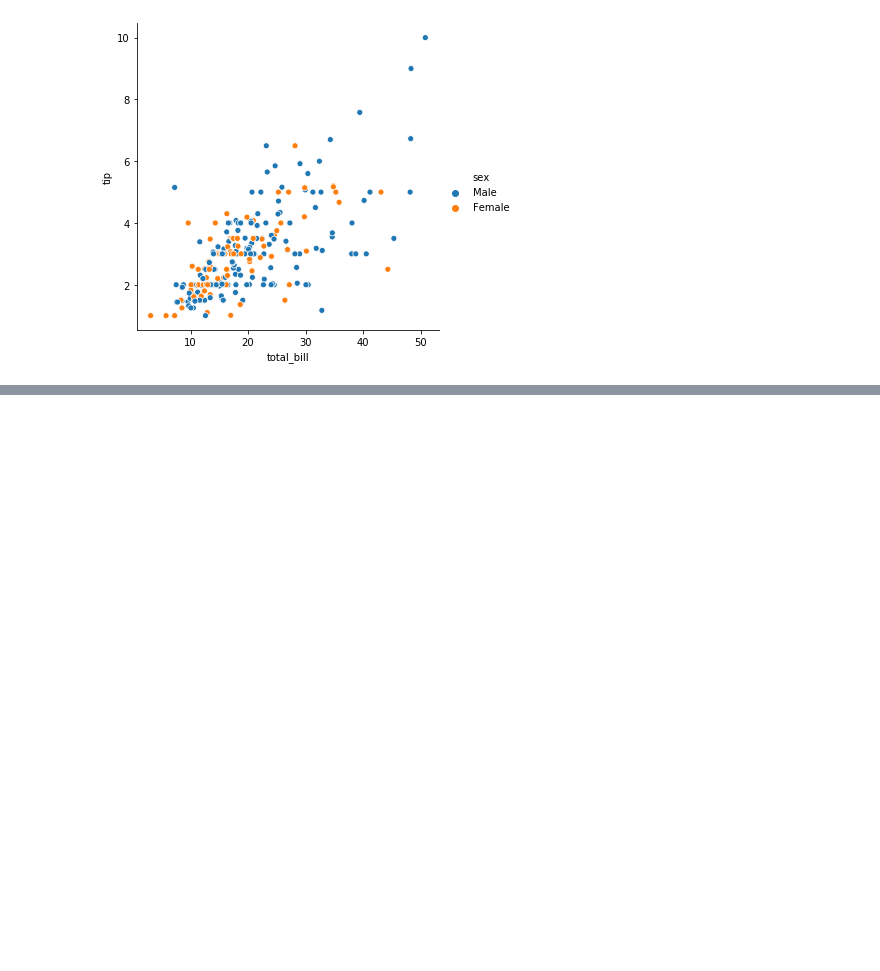
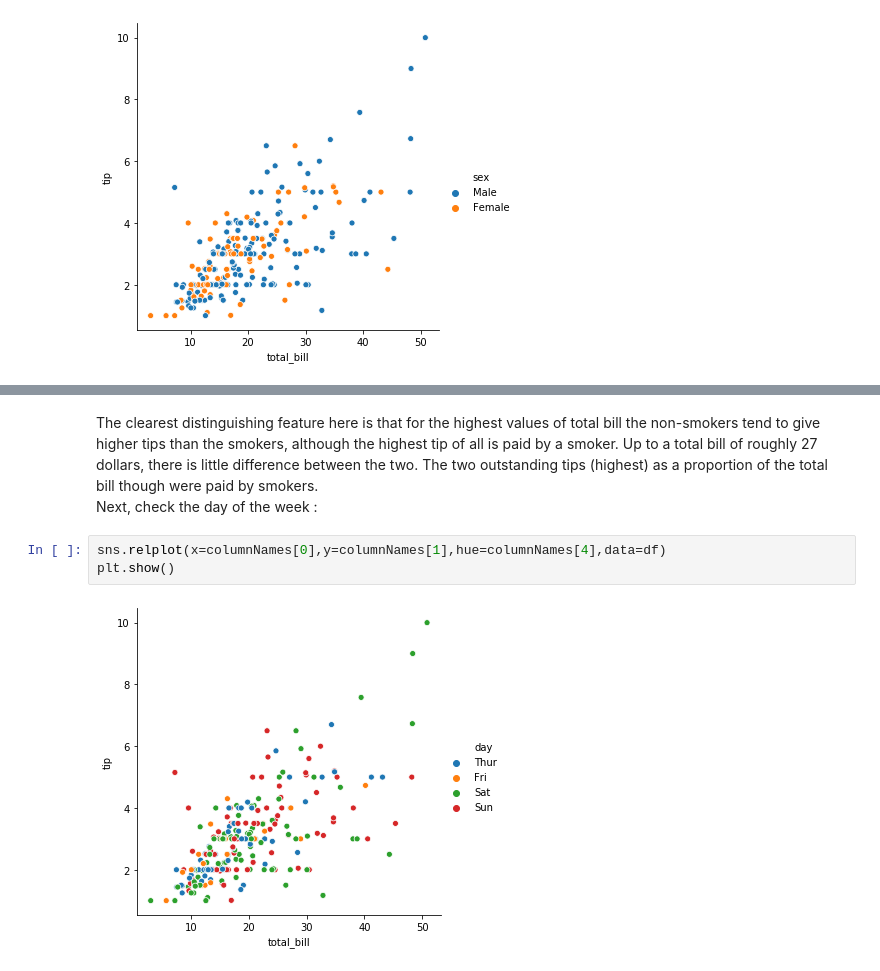
Before and after one commit to NigelSlack/Fundamentals-of-Data-Analysis, a Jupyter notebook: jupyter_notebook.ipynb, the cells around one changed output, grey strips where cells are left out. Drawn from its saved outputs; the diff is of its cells as text; blank space fills up the shorter version.

```diff
--- a/jupyter_notebook.ipynb
+++ b/jupyter_notebook.ipynb
@@ -44,0 +61,8 @@ The largest bills are principally paid by males (12 of the highest 14), and outl
+# %% [markdown]
+The clearest distinguishing feature here is that for the highest values of total bill the non-smokers tend to give higher tips than the smokers, although the highest tip of all is paid by a smoker. Up to a total bill of roughly 27 dollars, there is little difference between the two. The two outstanding tips (highest) as a proportion of the total bill though were paid by smokers.
+Next, check the day of the week :
+# %%
+sns.relplot(x=columnNames[0],y=columnNames[1],hue=columnNames[4],data=df)
+plt.show()
+# %% [output]
+[figure, added]
```
Also changed, not shown: parts of 10 cells of this notebook.
